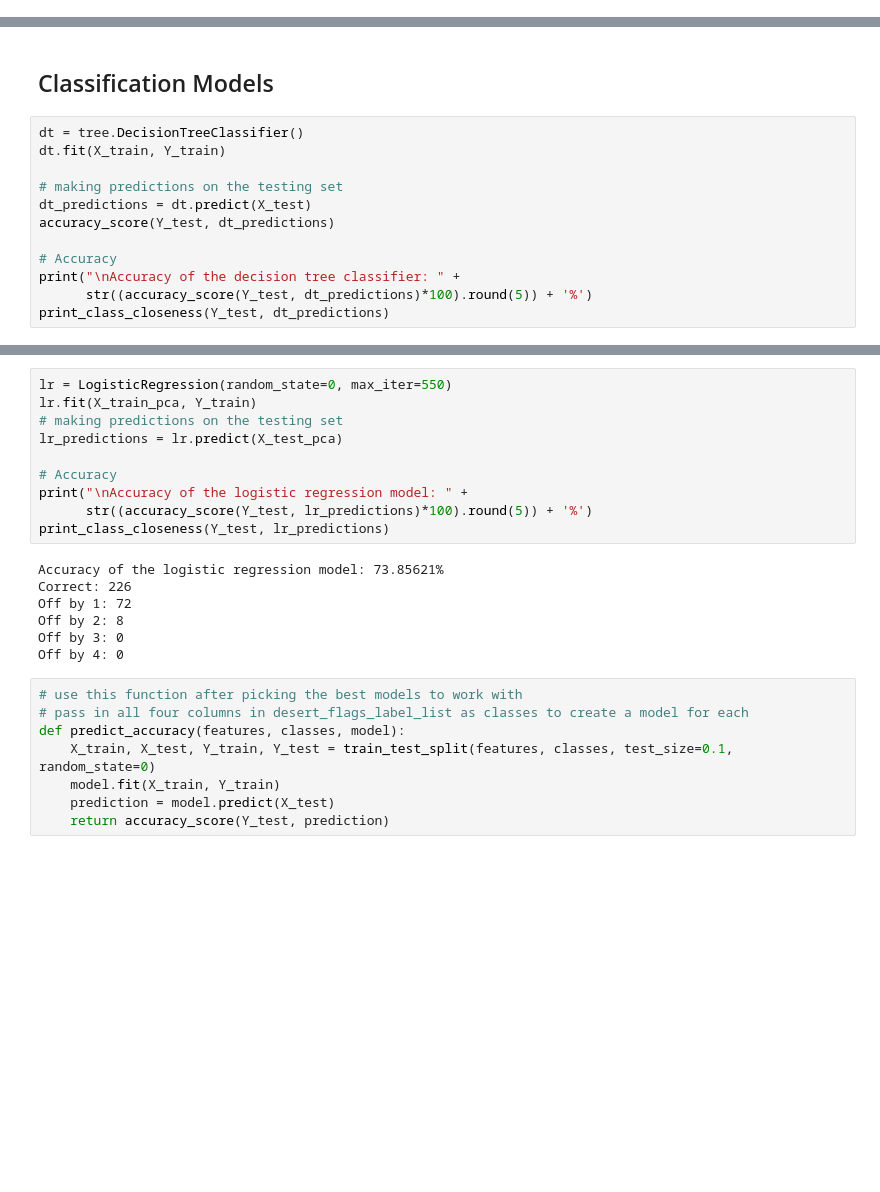
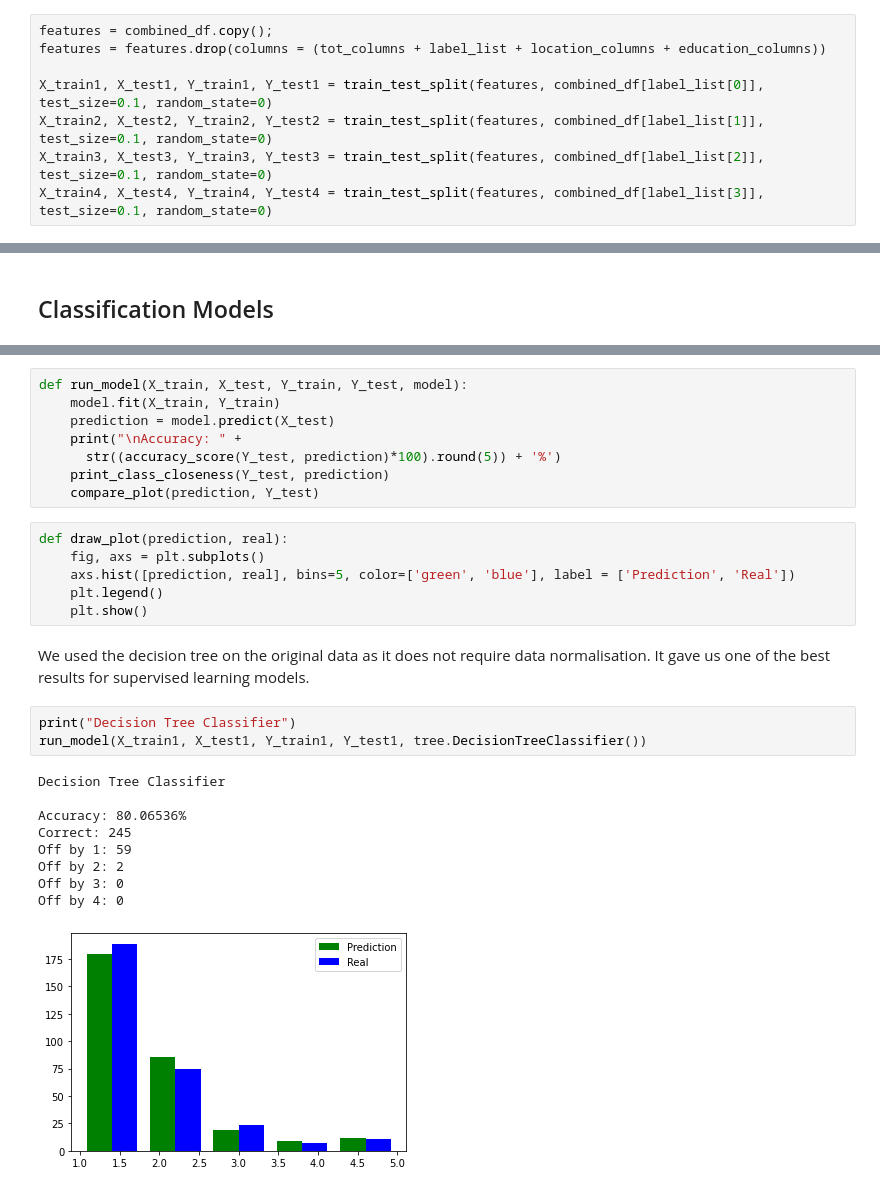
Before and after one commit to archanaramakrishnan/EECS731-Final-Project, a Jupyter notebook: notebooks/Classification.ipynb, the cells around one changed output, grey strips where cells are left out. Saved outputs shown, nothing was run; the diff lists cells and outputs as text; blank space fills up the shorter version.

Commit message:
created function to run model

```diff
--- a/notebooks/Classification.ipynb
+++ b/notebooks/Classification.ipynb
@@ -229 +244,9 @@ X_train, X_test, Y_train, Y_test = train_test_split(features, classes, test_size
+# %%
+features = combined_df.copy();
+features = features.drop(columns = (tot_columns + label_list + location_columns + education_columns))
+
+X_train1, X_test1, Y_train1, Y_test1 = train_test_split(features, combined_df[label_list[0]], test_size=0.1, random_state=0)
+X_train2, X_test2, Y_train2, Y_test2 = train_test_split(features, combined_df[label_list[1]], test_size=0.1, random_state=0)
+X_train3, X_test3, Y_train3, Y_test3 = train_test_split(features, combined_df[label_list[2]], test_size=0.1, random_state=0)
+X_train4, X_test4, Y_train4, Y_test4 = train_test_split(features, combined_df[label_list[3]], test_size=0.1, random_state=0)
 # %% [markdown]
@@ -305,14 +331,2 @@ X_test_pca = pca.transform(X_test_pca)
 # %% [markdown]
 ## Classification Models
-# %%
-dt = tree.DecisionTreeClassifier()
-dt.fit(X_train, Y_train)
-
-# making predictions on the testing set
-dt_predictions = dt.predict(X_test)
-accuracy_score(Y_test, dt_predictions)
-
-# Accuracy
-print("\nAccuracy of the decision tree classifier: " +
-      str((accuracy_score(Y_test, dt_predictions)*100).round(5)) + '%')
-print_class_closeness(Y_test, dt_predictions)
@@ -326,25 +333,29 @@ Off by 4: 0
-# %%
-lr = LogisticRegression(random_state=0, max_iter=550)
-lr.fit(X_train_pca, Y_train)
-# making predictions on the testing set
-lr_predictions = lr.predict(X_test_pca)
-
-# Accuracy
-print("\nAccuracy of the logistic regression model: " +
-      str((accuracy_score(Y_test, lr_predictions)*100).round(5)) + '%')
-print_class_closeness(Y_test, lr_predictions)
-# %% [output]
-Accuracy of the logistic regression model: 73.85621%
-Correct: 226
-Off by 1: 72
-Off by 2: 8
-Off by 3: 0
-Off by 4: 0
-# %%
-# use this function after picking the best models to work with
-# pass in all four columns in desert_flags_label_list as classes to create a model for each
-def predict_accuracy(features, classes, model):
-    X_train, X_test, Y_train, Y_test = train_test_split(features, classes, test_size=0.1, random_state=0)
-    model.fit(X_train, Y_train)
-    prediction = model.predict(X_test)
-    return accuracy_score(Y_test, prediction)
+# %%
+def run_model(X_train, X_test, Y_train, Y_test, model):
+    model.fit(X_train, Y_train)
+    prediction = model.predict(X_test)
+    print("\nAccuracy: " +
+      str((accuracy_score(Y_test, prediction)*100).round(5)) + '%')
+    print_class_closeness(Y_test, prediction)
+    compare_plot(prediction, Y_test)
+# %%
+def draw_plot(prediction, real):
+    fig, axs = plt.subplots()
+    axs.hist([prediction, real], bins=5, color=['green', 'blue'], label = ['Prediction', 'Real'])
+    plt.legend()
+    plt.show()
+# %% [markdown]
+We used the decision tree on the original data as it does not require data normalisation. It gave us one of the best results for supervised learning models.
+# %%
+print("Decision Tree Classifier")
+run_model(X_train1, X_test1, Y_train1, Y_test1, tree.DecisionTreeClassifier())
+# %% [output]
+Decision Tree Classifier
+
+Accuracy: 80.06536%
+Correct: 245
+Off by 1: 59
+Off by 2: 2
+Off by 3: 0
+Off by 4: 0
+[figure, added]
```
Also changed, not shown: parts of 31 cells of this notebook, 1 other file.
